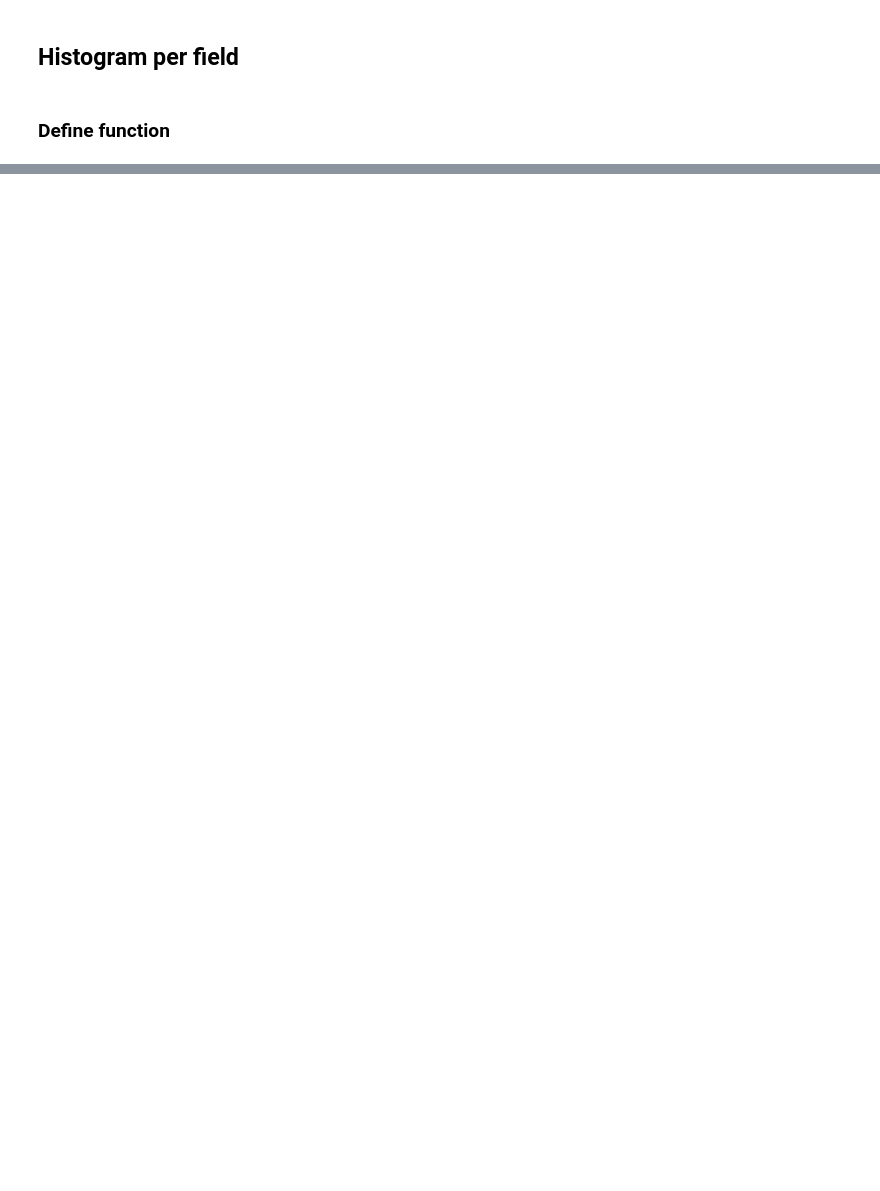
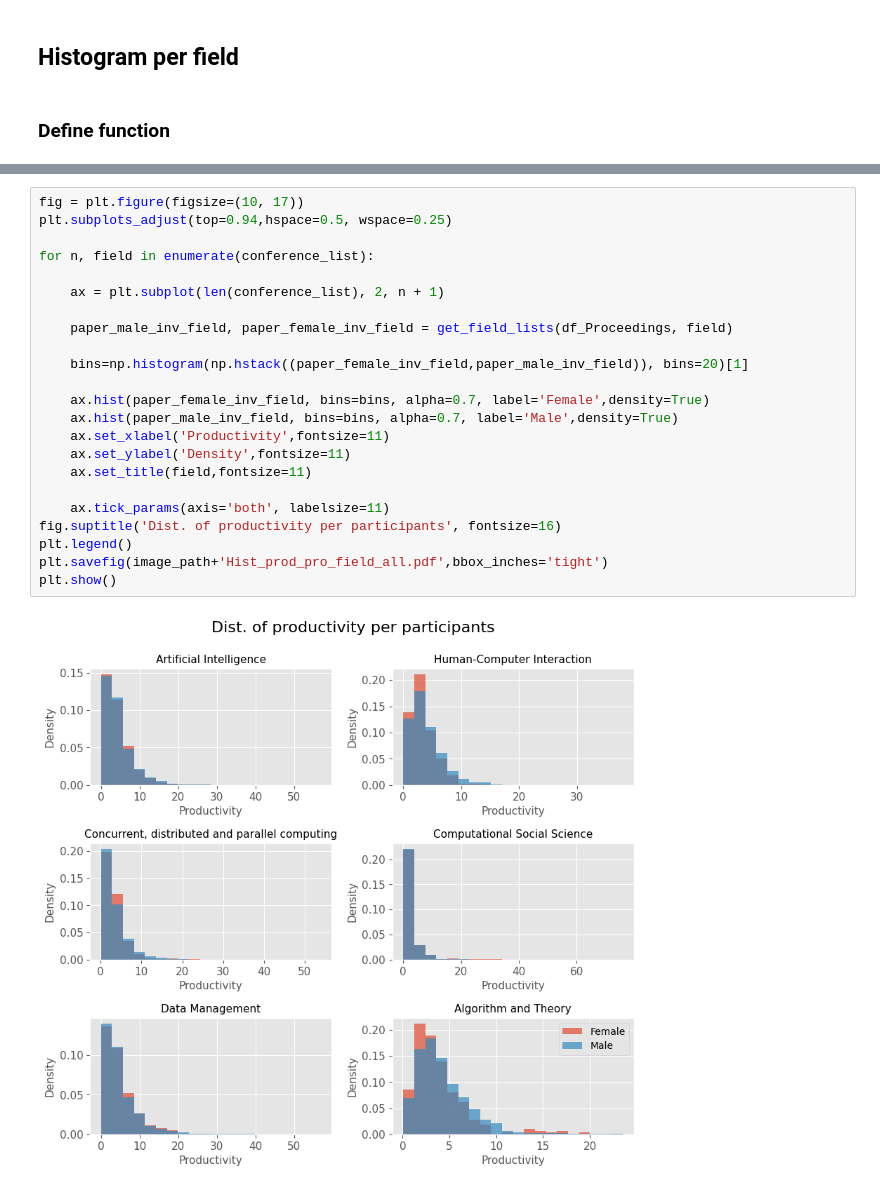
Before and after one commit to mariespedersen/Thesis_github, a Jupyter notebook: Histograms_Productivity.ipynb, the cells around one changed output, grey strips where cells are left out. Cells and saved outputs as stored; diff of their text form; blank space fills up the shorter version.

```diff
--- a/Histograms_Productivity.ipynb
+++ b/Histograms_Productivity.ipynb
@@ -188,0 +116,25 @@ id = 7, gap <br>
+# %%
+fig = plt.figure(figsize=(10, 17))
+plt.subplots_adjust(top=0.94,hspace=0.5, wspace=0.25)
+
+for n, field in enumerate(conference_list):
+
+    ax = plt.subplot(len(conference_list), 2, n + 1)
+
+    paper_male_inv_field, paper_female_inv_field = get_field_lists(df_Proceedings, field)
+
+    bins=np.histogram(np.hstack((paper_female_inv_field,paper_male_inv_field)), bins=20)[1]
+
+    ax.hist(paper_female_inv_field, bins=bins, alpha=0.7, label='Female',density=True)
+    ax.hist(paper_male_inv_field, bins=bins, alpha=0.7, label='Male',density=True)
+    ax.set_xlabel('Productivity',fontsize=11)
+    ax.set_ylabel('Density',fontsize=11)
+    ax.set_title(field,fontsize=11)
+
+    ax.tick_params(axis='both', labelsize=11)
+fig.suptitle('Dist. of productivity per participants', fontsize=16)
+plt.legend()
+plt.savefig(image_path+'Hist_prod_pro_field_all.pdf',bbox_inches='tight')
+plt.show()
+# %% [output]
+[figure, added]
```
Also changed, not shown: parts of 19 cells of this notebook.
